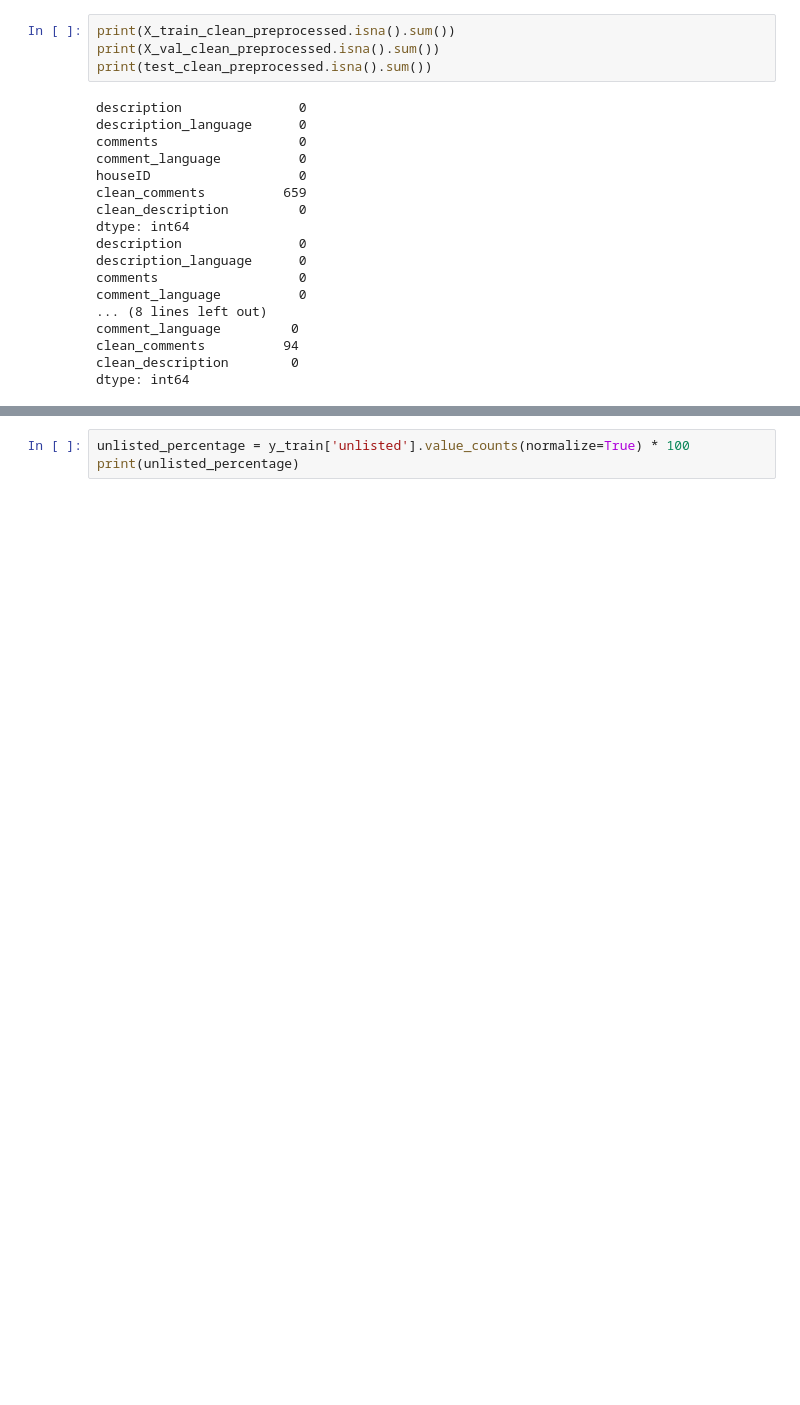
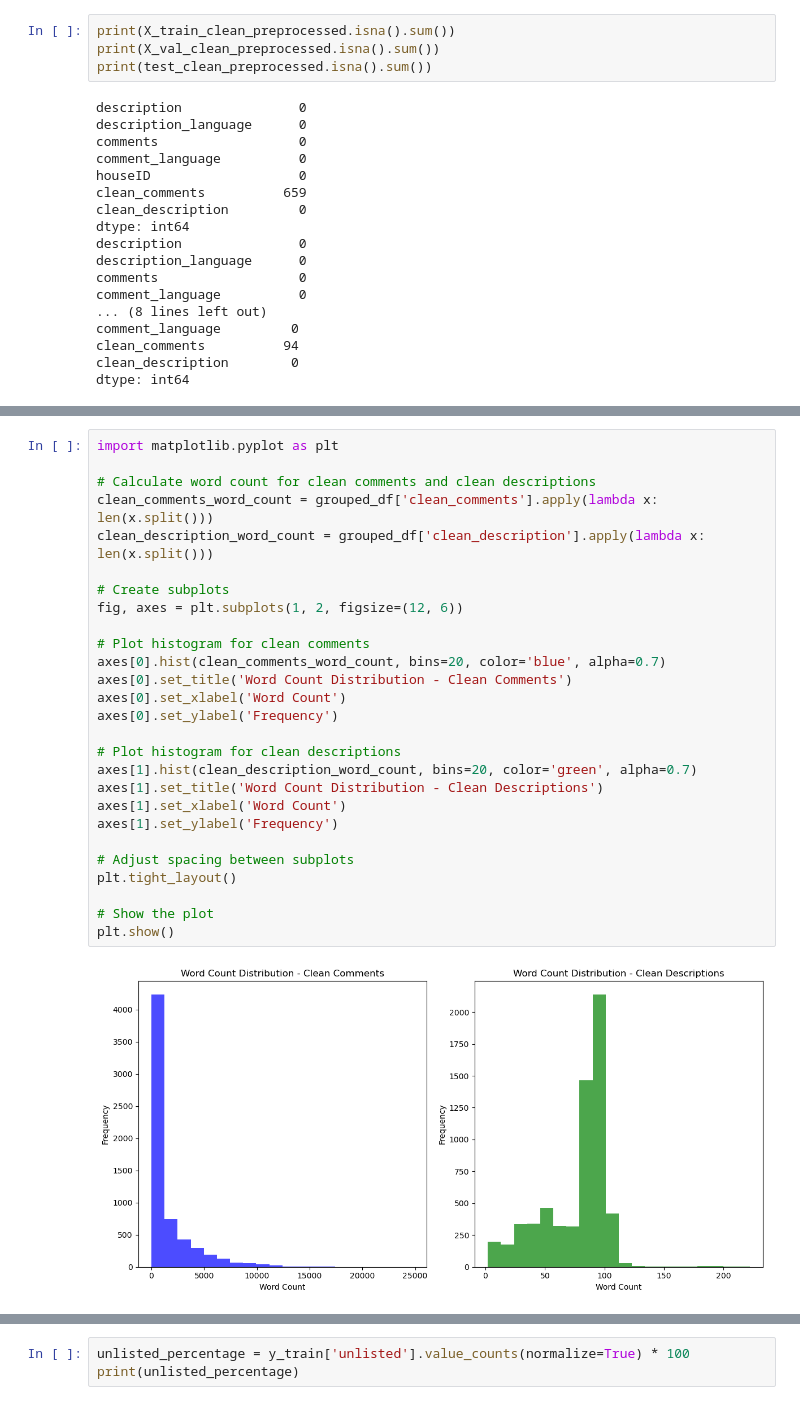
Before and after one commit to beatrizdsantosss/Text-mining-project-, a Jupyter notebook: NLP_45.ipynb, the cells around one changed output, grey strips where cells are left out. Cells and saved outputs as stored; diff of their text form; blank space fills up the shorter version.

```diff
--- a/NLP_45.ipynb
+++ b/NLP_45.ipynb
@@ -2263,0 +2177,29 @@ X_train_clean_preprocessed
+# %%
+import matplotlib.pyplot as plt
+
+# Calculate word count for clean comments and clean descriptions
+clean_comments_word_count = grouped_df['clean_comments'].apply(lambda x: len(x.split()))
+clean_description_word_count = grouped_df['clean_description'].apply(lambda x: len(x.split()))
+
+# Create subplots
+fig, axes = plt.subplots(1, 2, figsize=(12, 6))
+
+# Plot histogram for clean comments
+axes[0].hist(clean_comments_word_count, bins=20, color='blue', alpha=0.7)
+axes[0].set_title('Word Count Distribution - Clean Comments')
+axes[0].set_xlabel('Word Count')
+axes[0].set_ylabel('Frequency')
+
+# Plot histogram for clean descriptions
+axes[1].hist(clean_description_word_count, bins=20, color='green', alpha=0.7)
+axes[1].set_title('Word Count Distribution - Clean Descriptions')
+axes[1].set_xlabel('Word Count')
+axes[1].set_ylabel('Frequency')
+
+# Adjust spacing between subplots
+plt.tight_layout()
+
+# Show the plot
+plt.show()
+# %% [output]
+[figure, added]
```
Also changed, not shown: parts of 31 cells of this notebook.
